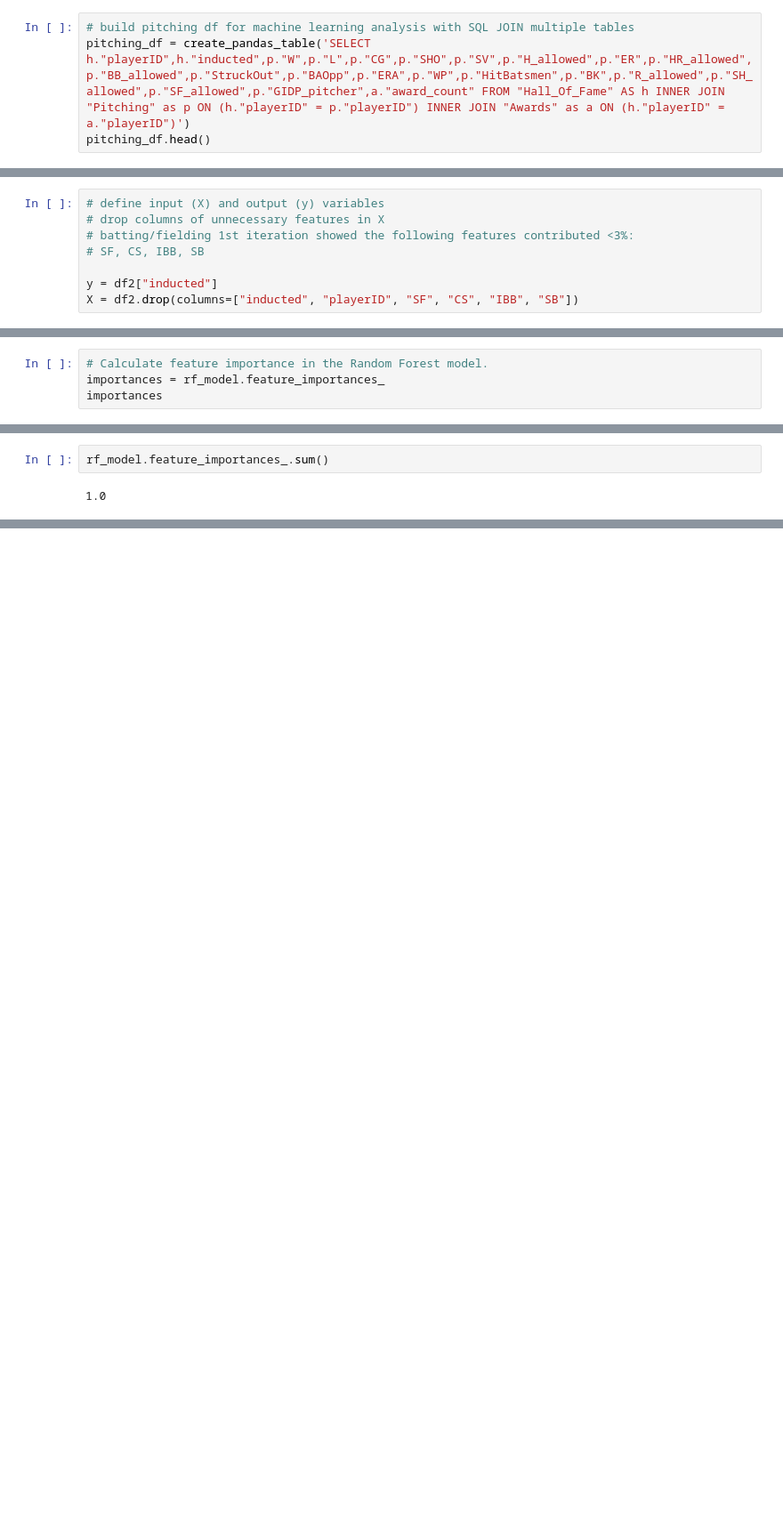
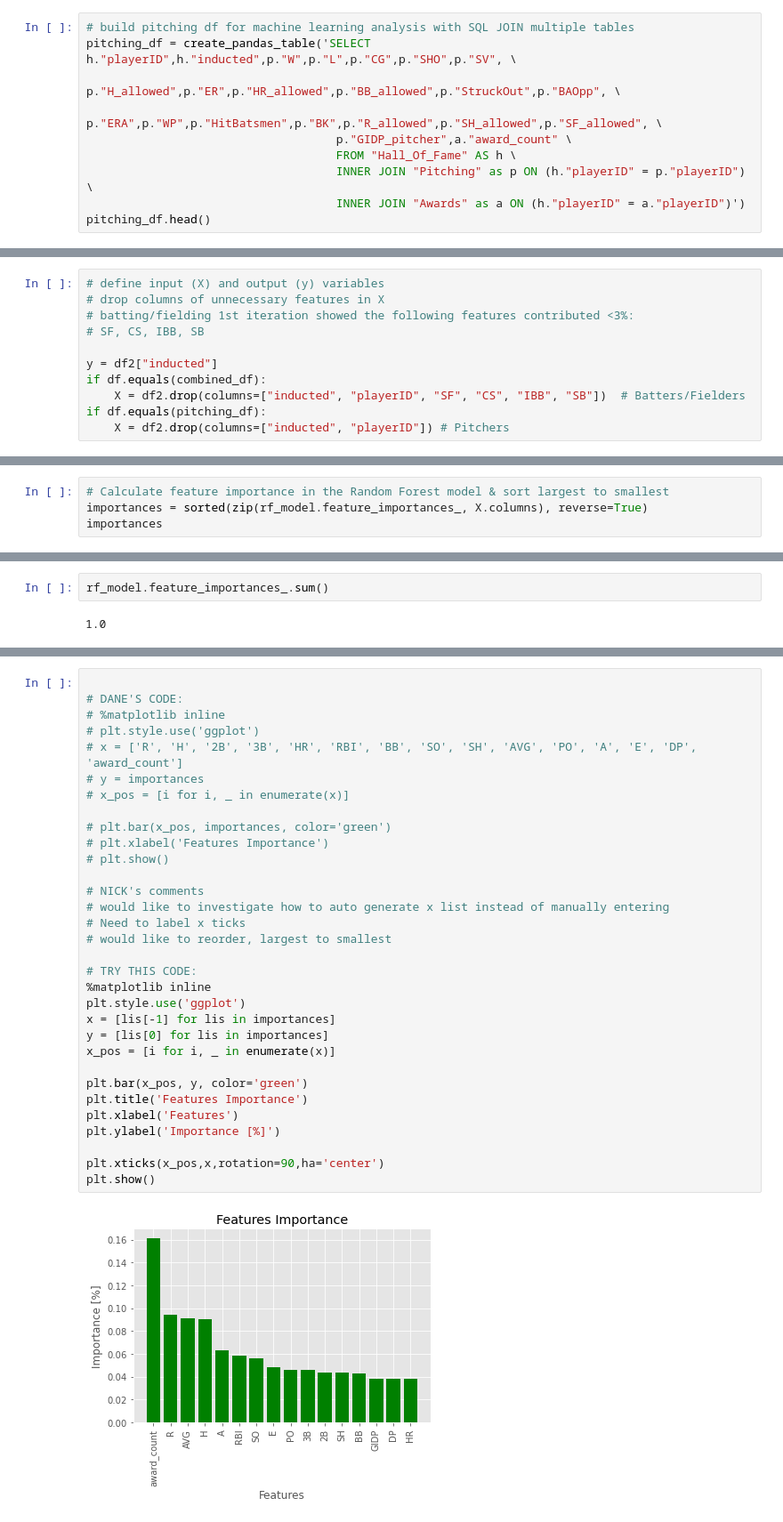
Before and after one commit to arivers444/Project_Finale, a Jupyter notebook: HOF_randomF.ipynb, the cells around one changed output, grey strips where cells are left out. Shown at 89% size. Saved outputs shown, nothing was run; the diff lists cells and outputs as text; blank space fills up the shorter version.

```diff
--- a/HOF_randomF.ipynb
+++ b/HOF_randomF.ipynb
@@ -96,7 +106,13 @@ combined_df.shape
 ### Build pitching dataframe
 # %%
 # build pitching df for machine learning analysis with SQL JOIN multiple tables
-pitching_df = create_pandas_table('SELECT h."playerID",h."inducted",p."W",p."L",p."CG",p."SHO",p."SV",p."H_allowed",p."ER",p."HR_allowed",p."BB_allowed",p."StruckOut",p."BAOpp",p."ERA",p."WP",p."HitBatsmen",p."BK",p."R_allowed",p."SH_allowed",p."SF_allowed",p."GIDP_pitcher",a."award_count" FROM "Hall_Of_Fame" AS h INNER JOIN "Pitching" as p ON (h."playerID" = p."playerID") INNER JOIN "Awards" as a ON (h."playerID" = a."playerID")')
+pitching_df = create_pandas_table('SELECT h."playerID",h."inducted",p."W",p."L",p."CG",p."SHO",p."SV", \
+                                    p."H_allowed",p."ER",p."HR_allowed",p."BB_allowed",p."StruckOut",p."BAOpp", \
+                                    p."ERA",p."WP",p."HitBatsmen",p."BK",p."R_allowed",p."SH_allowed",p."SF_allowed", \
+                                    p."GIDP_pitcher",a."award_count" \
+                                    FROM "Hall_Of_Fame" AS h \
+                                    INNER JOIN "Pitching" as p ON (h."playerID" = p."playerID") \
+                                    INNER JOIN "Awards" as a ON (h."playerID" = a."playerID")')
 pitching_df.head()
 # %% [output]
 |  | playerID | inducted | W | L | CG | SHO | SV | H_allowed | ER | HR_allowed | ... |
@@ -165,7 +193,10 @@ df2['inducted'] = le.fit_transform(df2['inducted'])
 # SF, CS, IBB, SB
 
 y = df2["inducted"]
-X = df2.drop(columns=["inducted", "playerID", "SF", "CS", "IBB", "SB"])
+if df.equals(combined_df):
+    X = df2.drop(columns=["inducted", "playerID", "SF", "CS", "IBB", "SB"])  # Batters/Fielders
+if df.equals(pitching_df):
+    X = df2.drop(columns=["inducted", "playerID"]) # Pitchers
 # %%
 # Splitting into Train and Test sets.
 X_train, X_test, y_train, y_test = train_test_split(X, y, random_state=78)
@@ -228,5 +261,5 @@ weighted avg       0.87      0.87      0.87       187
 # %%
-# Calculate feature importance in the Random Forest model.
-importances = rf_model.feature_importances_
+# Calculate feature importance in the Random Forest model & sort largest to smallest
+importances = sorted(zip(rf_model.feature_importances_, X.columns), reverse=True)
 importances
 # %% [output]
@@ -260,0 +346,34 @@ rf_model.feature_importances_.sum()
+# %%
+
+# DANE'S CODE:
+# %matplotlib inline
+# plt.style.use('ggplot')
+# x = ['R', 'H', '2B', '3B', 'HR', 'RBI', 'BB', 'SO', 'SH', 'AVG', 'PO', 'A', 'E', 'DP', 'award_count']
+# y = importances
+# x_pos = [i for i, _ in enumerate(x)]
+
+# plt.bar(x_pos, importances, color='green')
+# plt.xlabel('Features Importance')
+# plt.show()
+
+# NICK's comments
+# would like to investigate how to auto generate x list instead of manually entering
+# Need to label x ticks
+# would like to reorder, largest to smallest
+
+# TRY THIS CODE:
+%matplotlib inline
+plt.style.use('ggplot')
+x = [lis[-1] for lis in importances]
+y = [lis[0] for lis in importances]
+x_pos = [i for i, _ in enumerate(x)]
+
+plt.bar(x_pos, y, color='green')
+plt.title('Features Importance')
+plt.xlabel('Features')
+plt.ylabel('Importance [%]')
+
+plt.xticks(x_pos,x,rotation=90,ha='center')
+plt.show()
+# %% [output]
+[figure, added]
```
Also changed, not shown: parts of 23 cells of this notebook.
